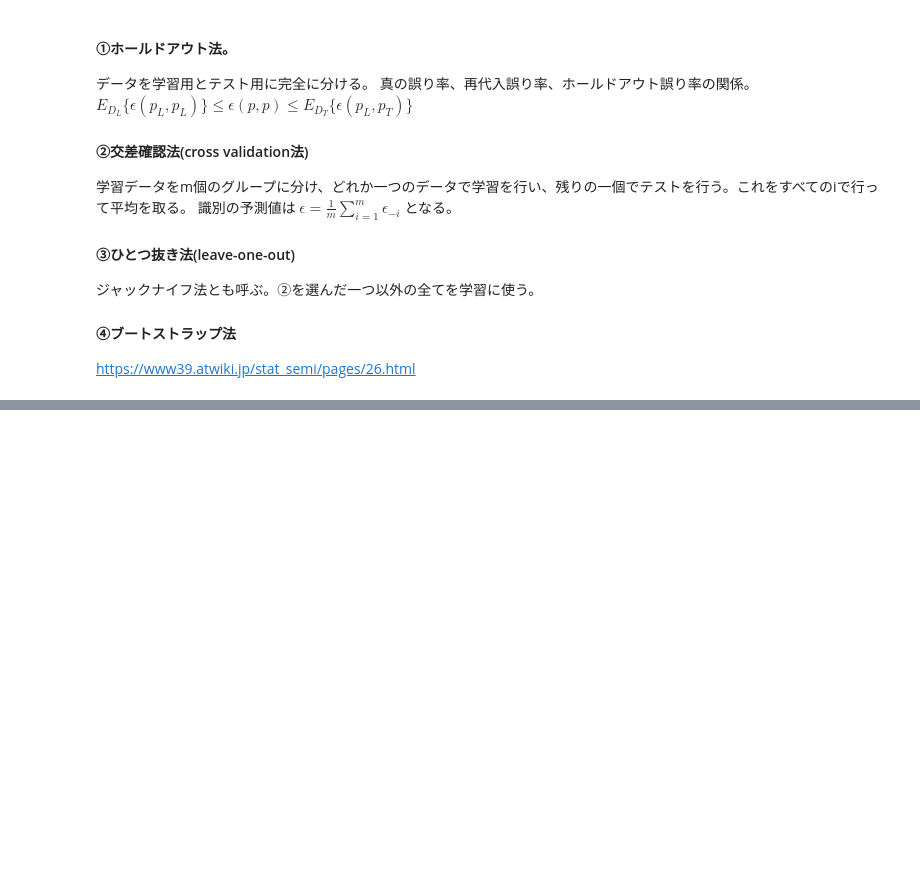
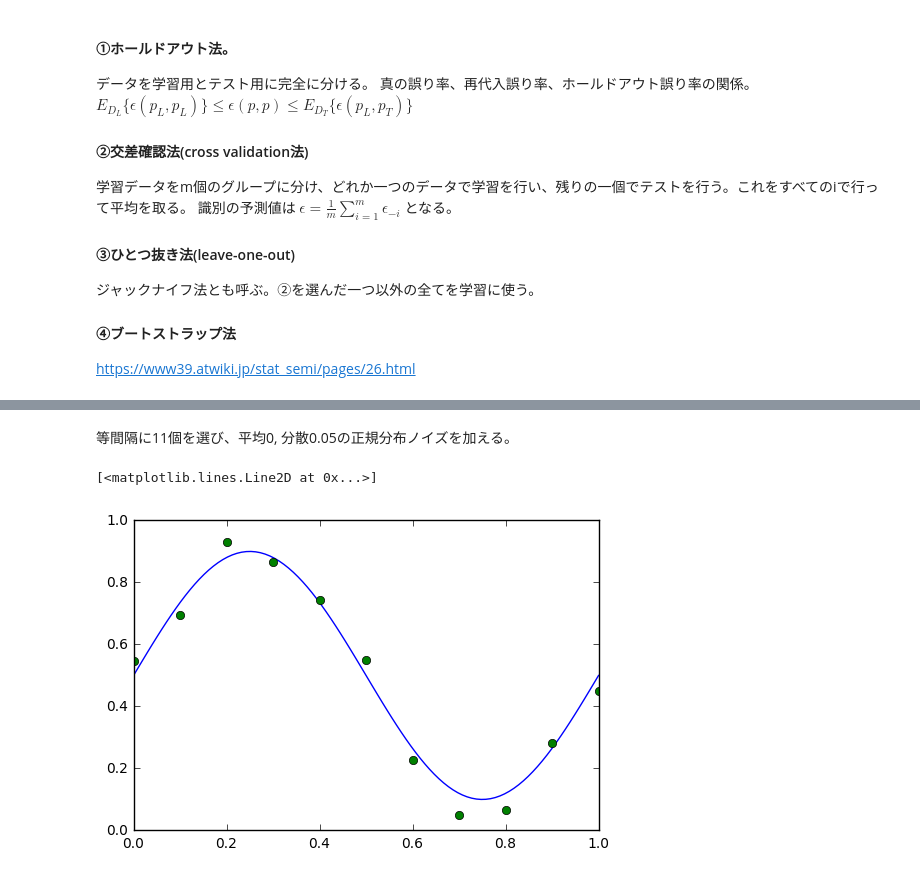
Before and after one commit to natsutan/hajipata, a Jupyter notebook: chap2/chap2.ipynb, the cells around one changed output, grey strips where cells are left out. Drawn from its saved outputs; the diff is of its cells as text; code cells hidden in the pictures; blank space fills up the shorter version.

```diff
--- a/chap2/chap2.ipynb
+++ b/chap2/chap2.ipynb
@@ -73,0 +82,12 @@ plt.plot(x, y)
+# %% [markdown]
+等間隔に11個を選び、平均0, 分散0.05の正規分布ノイズを加える。
+# %%
+plot_num = 11
+x2 = np.linspace(0, 1, plot_num)
+y2  = 0.5 + 0.4 * np.sin(2 * x2 * math.pi) + normal(0,0.05, plot_num) # 平均0, 分散0.05の正規分布を加える
+
+plt.plot(x, y)
+plt.plot(x2, y2, 'o')
+# %% [output]
+[<matplotlib.lines.Line2D at 0x...>]
+[figure, added]
```
Also changed, not shown: parts of 3 cells of this notebook.
